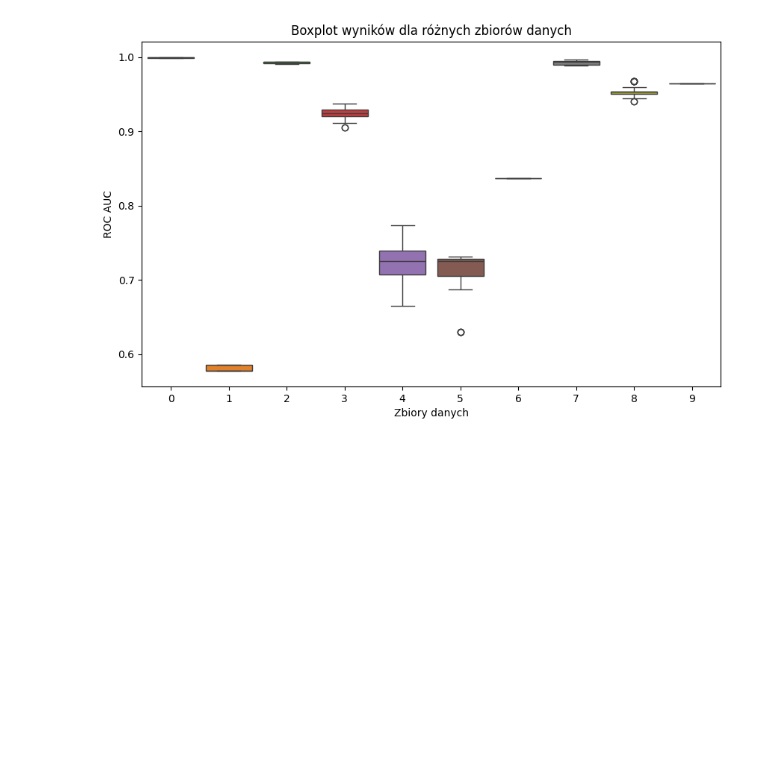
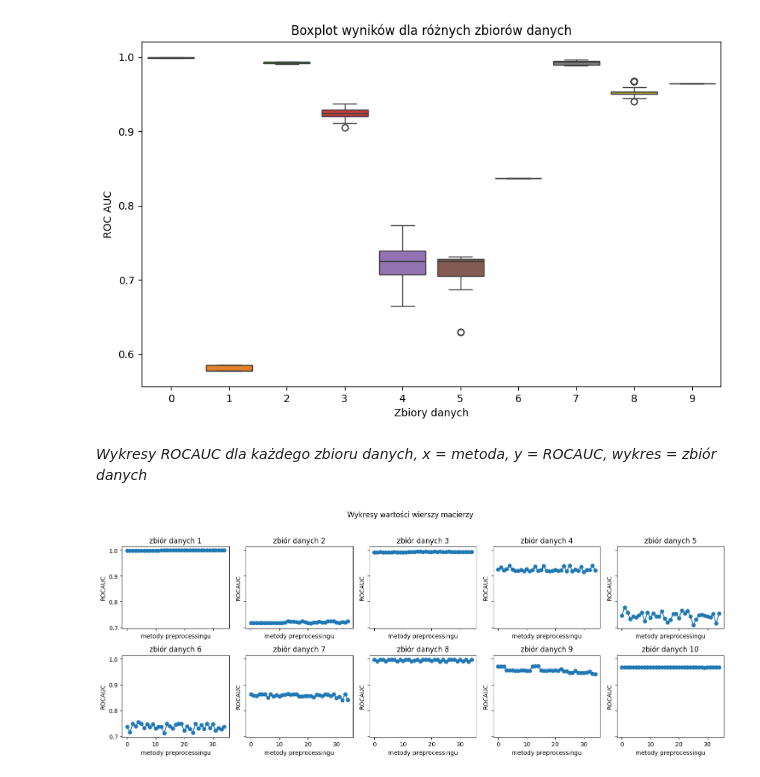
Before and after one commit to IgorLechoszest/-LIC-Igor-Lechoszest, a Jupyter notebook: LIC-kody.ipynb, the cells around one changed output. Drawn from its saved outputs; the diff is of its cells as text; code cells hidden in the pictures; blank space fills up the shorter version.

```diff
--- a/LIC-kody.ipynb
+++ b/LIC-kody.ipynb
@@ -47,7 +53,7 @@ for i in range(len(M)):
                                             {'n_estimators': [100, 200, 300, 400, 500],
                                             'max_depth': [None, 20, 40, 60, 80, 100],
                                             'min_samples_split': [2, 5, 10],
-                                            'max_features': ['auto', 'sqrt', 'log2'],
+                                            'max_features': ['sqrt', 'log2'],
                                             'criterion': ['gini', 'entropy'],},
                                             n_iter = 20,
                                             scoring = 'roc_auc',
@@ -215,3 +228,20 @@ plt.ylabel("ROC AUC")
 plt.show()
 # %% [output]
 [figure]
+# %% [markdown]
+*Wykresy ROCAUC dla każdego zbioru danych, x = metoda, y = ROCAUC, wykres = zbiór danych*
+# %%
+#RandomizedSearchCV
+fig, axes = plt.subplots(2, 5, figsize=(15, 6), sharex=True, sharey=True)
+fig.suptitle("Wykresy wartości wierszy macierzy")
+
+for i, ax in enumerate(axes.flat):
+    ax.plot(range(35), wynikitest.T[i], marker='o', linestyle='-')
+    ax.set_title(f'zbiór danych {i+1}')
+    ax.set_xlabel("metody preprocessingu")
+    ax.set_ylabel("ROCAUC")
+
+plt.tight_layout(rect=[0, 0, 1, 0.96])
+plt.show()
+# %% [output]
+[figure, added]
```
Also changed, not shown: parts of 27 cells of this notebook.
